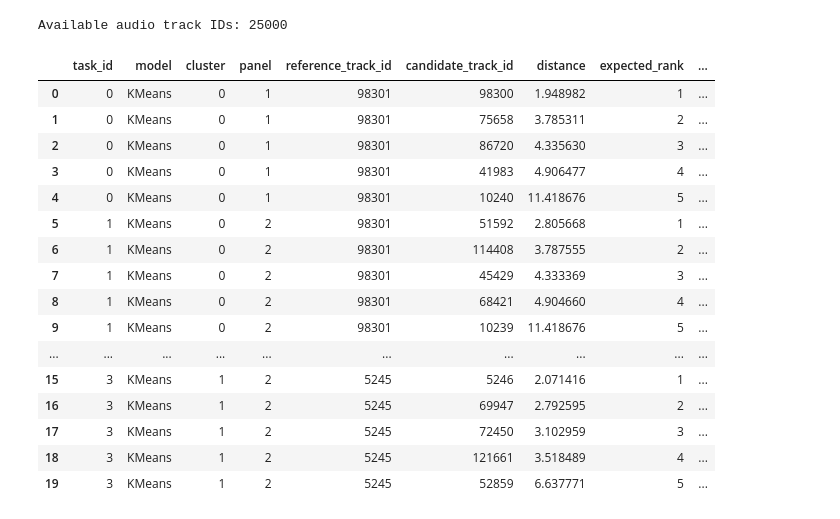
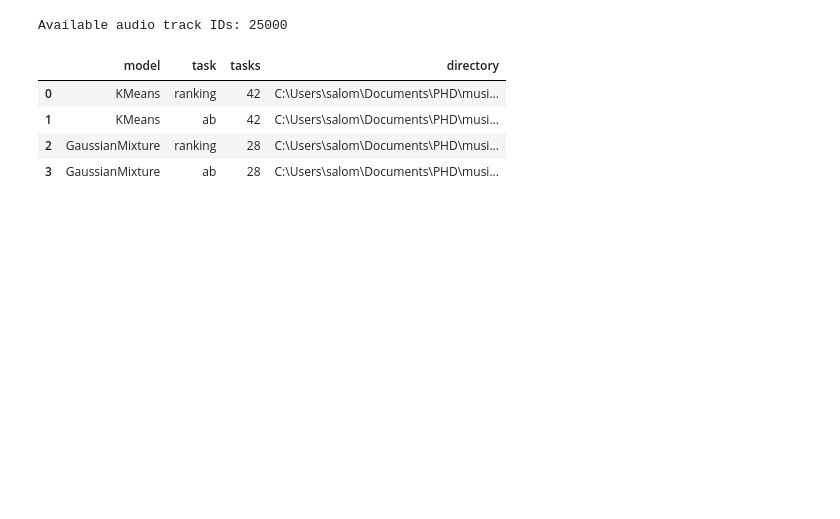
Before and after one commit to salomeaaleksandra/music-recommendation-research, a Jupyter notebook: FeatureSelectionforClustering.ipynb, the cells around one changed output. Drawn from its saved outputs; the diff is of its cells as text; code cells hidden in the pictures; blank space fills up the shorter version.

```diff
--- a/FeatureSelectionforClustering.ipynb
+++ b/FeatureSelectionforClustering.ipynb
@@ -485,6 +511,8 @@ def annotate_selection(frame):
     target = max(MIN_NEIGHBOR_OVERLAP, best - PRESERVATION_TOLERANCE) if len(pool) else np.nan
     result['within_preservation_band'] = (result.meets_minimum & result.within_budget & (result.knn_overlap >= target))
     result['eligible'] = result.within_preservation_band if SELECTION_RULE == 'near_best_preservation' else result.meets_minimum
+    if SELECTION_RULE == 'fixed_candidate':
+        result['eligible'] = result.index == FIXED_CANDIDATE
     return result, best, target
 
 def choose_candidate(table, flag):
@@ -1474,7 +1925,18 @@ Choose from the result and membership tables. A second model should provide a us
 # %%
-test_models = ['KMeans']  # optionally add 'GaussianMixture', 'Ward' or 'Birch'
+requested_test_models = ['KMeans', 'GaussianMixture']
+RANKING_MIN_GAP_FRACTION = 0.05  # 5% of the within-pool 5th-95th percentile distance span
+SAMPLING_ATTEMPTS = 2000
+# Use only evaluated models with loaded assignments; report omitted banks explicitly.
+test_models = [name for name in requested_test_models
+               if name in model_results.index and name in model_labels.columns]
+missing_test_models = [name for name in requested_test_models if name not in test_models]
+if missing_test_models:
+    print('Listening-test banks unavailable for:', ', '.join(missing_test_models))
+    print('Only available models will be exported; the requested two-model study is incomplete.')
+if not test_models:
+    print('No listening-test models are ready. Fit/save and reload assignments before generating tasks.')
 test_plan = model_results.loc[test_models].copy()
-test_plan['planned_tasks'] = test_plan.k*TASKS_PER_CLUSTER
-test_plan['audio_minutes_one_play'] = test_plan.planned_tasks*(CANDIDATES_PER_TASK+1)*PLANNED_CLIP_SECONDS/60
+test_plan['ranking_tasks_requested'] = test_plan.k * TASKS_PER_CLUSTER
+test_plan['ab_tasks_requested'] = test_plan.k * 2
 display(test_plan)
 # %% [output]
@@ -1496,55 +1963,31 @@ print('Available audio track IDs:',len(audio_paths))
 # %% [output]
 Available audio track IDs: 25000
 # %%
-task_rows,coverage = [],[]
-rng = np.random.default_rng(SEED)
-task_id = 0
-ids = np.asarray(catalog_track_ids)
-for name in test_models:
-    labels = model_labels[name].to_numpy()
-    for cluster in np.unique(labels):
-        members = np.flatnonzero(labels==cluster)
-        centroid = X_catalog[members].mean(axis=0)
-        available = members[np.isin(ids[members],list(audio_paths))]
-        needed = 1+TASKS_PER_CLUSTER*CANDIDATES_PER_TASK
-        if len(available)<needed:
-            coverage.append({'model':name,'cluster':int(cluster),'members':len(members),'available':len(available),'tasks':0})
-            continue
-        center_distance = np.linalg.norm(X_catalog[available]-centroid,axis=1)
-        reference = available[np.lexsort((ids[available],center_distance))[0]]
-        unused = available[available!=reference]
-        for panel in range(TASKS_PER_CLUSTER):
-            distance = np.linalg.norm(X_catalog[unused]-X_catalog[reference],axis=1)
-            ordered = unused[np.lexsort((ids[unused],distance))]
-            chosen = ordered[np.rint(np.linspace(0,len(ordered)-1,CANDIDATES_PER_TASK)).astype(int)]
-            display_order = rng.permutation(CANDIDATES_PER_TASK)
-            for rank,index in enumerate(chosen):
-                task_rows.append({'task_id':task_id,'model':name,'cluster':int(cluster),'panel':panel+1,
-                    'reference_track_id':int(ids[reference]),'candidate_track_id':int(ids[index]),
-                    'distance':float(np.linalg.norm(X_catalog[index]-X_catalog[reference])),
-                    'expected_rank':rank+1,'display_position':int(np.flatnonzero(display_order==rank)[0])+1})
-            unused = unused[~np.isin(unused,chosen)]
-            task_id += 1
-        coverage.append({'model':name,'cluster':int(cluster),'members':len(members),'available':len(available),'tasks':TASKS_PER_CLUSTER})
-ranking_tasks = pd.DataFrame(task_rows)
-ranking_coverage = pd.DataFrame(coverage)
-display(ranking_tasks.head(20))
-display(ranking_coverage)
+test_manifest = pd.DataFrame(columns=['model', 'task', 'tasks', 'directory'])
+test_coverage = pd.DataFrame()
+listening_dir = None
+if not test_models:
+    print('Listening-task generation skipped: no requested model has results and assignments.')
+else:
+    from listening_tests import duplicate_groups, build_test_banks
+
+    metadata_for_tests = None
+    if FMA_METADATA_DIR is not None and (FMA_METADATA_DIR / 'tracks.csv').is_file():
+        metadata_for_tests = pd.read_csv(FMA_METADATA_DIR / 'tracks.csv', header=[0, 1], index_col=0, low_memory=False)
+    duplicate_ids = duplicate_groups(catalog_track_ids, X_catalog, audio_paths, metadata_for_tests)
+    listening_dir = RUN_DIR / 'listening_tests'
+    test_manifest, test_coverage = build_test_banks(
+        X_catalog, catalog_track_ids,
+        {name: model_labels[name].to_numpy() for name in test_models},
+        audio_paths, listening_dir, groups=duplicate_ids, seed=SEED,
+        panels=TASKS_PER_CLUSTER, candidates=CANDIDATES_PER_TASK,
+        min_gap_fraction=RANKING_MIN_GAP_FRACTION, attempts=SAMPLING_ATTEMPTS,
+    )
+    display(test_manifest)
+    display(test_coverage)
 # %% [output]
-|  | task_id | model | cluster | panel | reference_track_id | candidate_track_id | distance | expected_rank | ... |
-| 0 | 0 | KMeans | 0 | 1 | 98301 | 98300 | 1.948982 | 1 | ... |
-| 1 | 0 | KMeans | 0 | 1 | 98301 | 75658 | 3.785311 | 2 | ... |
-| 2 | 0 | KMeans | 0 | 1 | 98301 | 86720 | 4.335630 | 3 | ... |
-| 3 | 0 | KMeans | 0 | 1 | 98301 | 41983 | 4.906477 | 4 | ... |
-| 4 | 0 | KMeans | 0 | 1 | 98301 | 10240 | 11.418676 | 5 | ... |
-| 5 | 1 | KMeans | 0 | 2 | 98301 | 51592 | 2.805668 | 1 | ... |
-| 6 | 1 | KMeans | 0 | 2 | 98301 | 114408 | 3.787555 | 2 | ... |
-| 7 | 1 | KMeans | 0 | 2 | 98301 | 45429 | 4.333369 | 3 | ... |
-| 8 | 1 | KMeans | 0 | 2 | 98301 | 68421 | 4.904660 | 4 | ... |
-| 9 | 1 | KMeans | 0 | 2 | 98301 | 10239 | 11.418676 | 5 | ... |
-| ... | ... | ... | ... | ... | ... | ... | ... | ... | ... |
-| 15 | 3 | KMeans | 1 | 2 | 5245 | 5246 | 2.071416 | 1 | ... |
-| 16 | 3 | KMeans | 1 | 2 | 5245 | 69947 | 2.792595 | 2 | ... |
-| 17 | 3 | KMeans | 1 | 2 | 5245 | 72450 | 3.102959 | 3 | ... |
-| 18 | 3 | KMeans | 1 | 2 | 5245 | 121661 | 3.518489 | 4 | ... |
-| 19 | 3 | KMeans | 1 | 2 | 5245 | 52859 | 6.637771 | 5 | ... |
+|  | model | task | tasks | directory |
+| 0 | KMeans | ranking | 42 | C:\Users\salom\Documents\PHD\musi... |
+| 1 | KMeans | ab | 42 | C:\Users\salom\Documents\PHD\musi... |
+| 2 | GaussianMixture | ranking | 28 | C:\Users\salom\Documents\PHD\musi... |
+| 3 | GaussianMixture | ab | 28 | C:\Users\salom\Documents\PHD\musi... |
```
Also changed, not shown: parts of 71 cells of this notebook, 4 other files.
